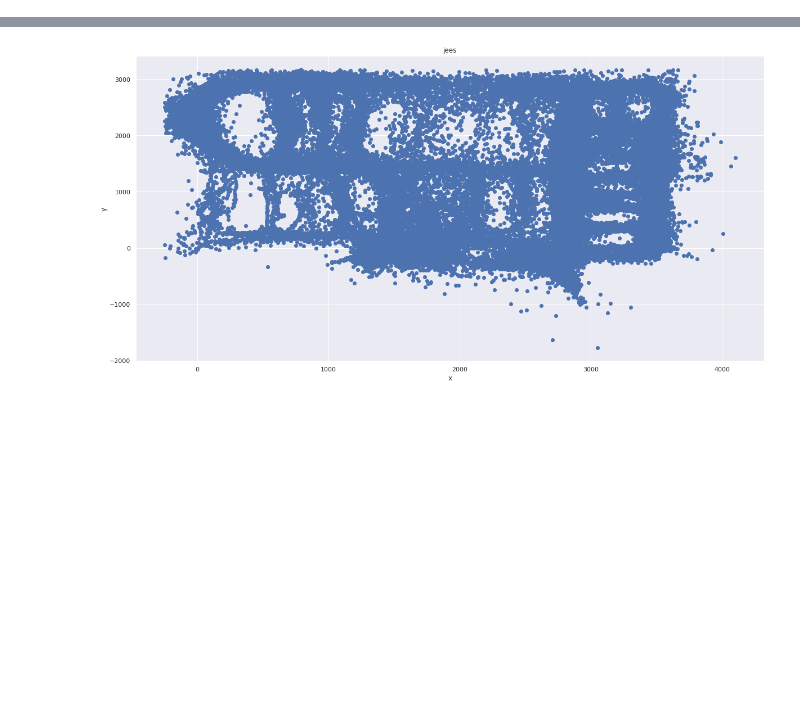
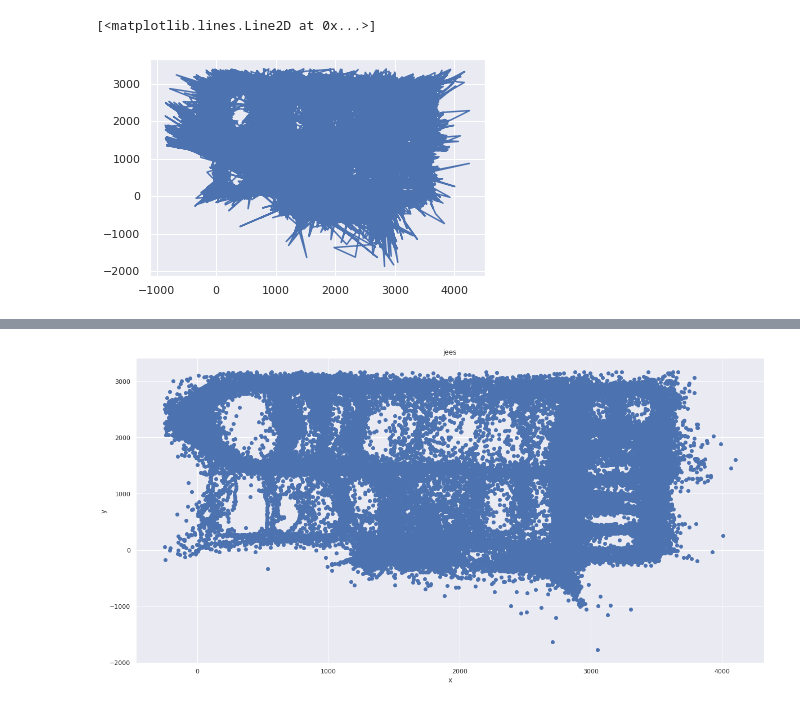
Before and after one commit to Erik-Eki/Project-2-machine-learning-applications, a Jupyter notebook: Kassat.ipynb, the cells around one changed output, grey strips where cells are left out. Saved outputs shown, nothing was run; the diff lists cells and outputs as text; code cells hidden in the pictures; blank space fills up the shorter version.

```diff
--- a/Kassat.ipynb
+++ b/Kassat.ipynb
@@ -69,0 +134,5 @@ Wall time: 5.72 µs
+# %%
+plt.plot(df1.x, df1.y)
+# %% [output]
+[<matplotlib.lines.Line2D at 0x...>]
+[figure, added]
```
Also changed, not shown: parts of 39 cells of this notebook, 1 other file.
